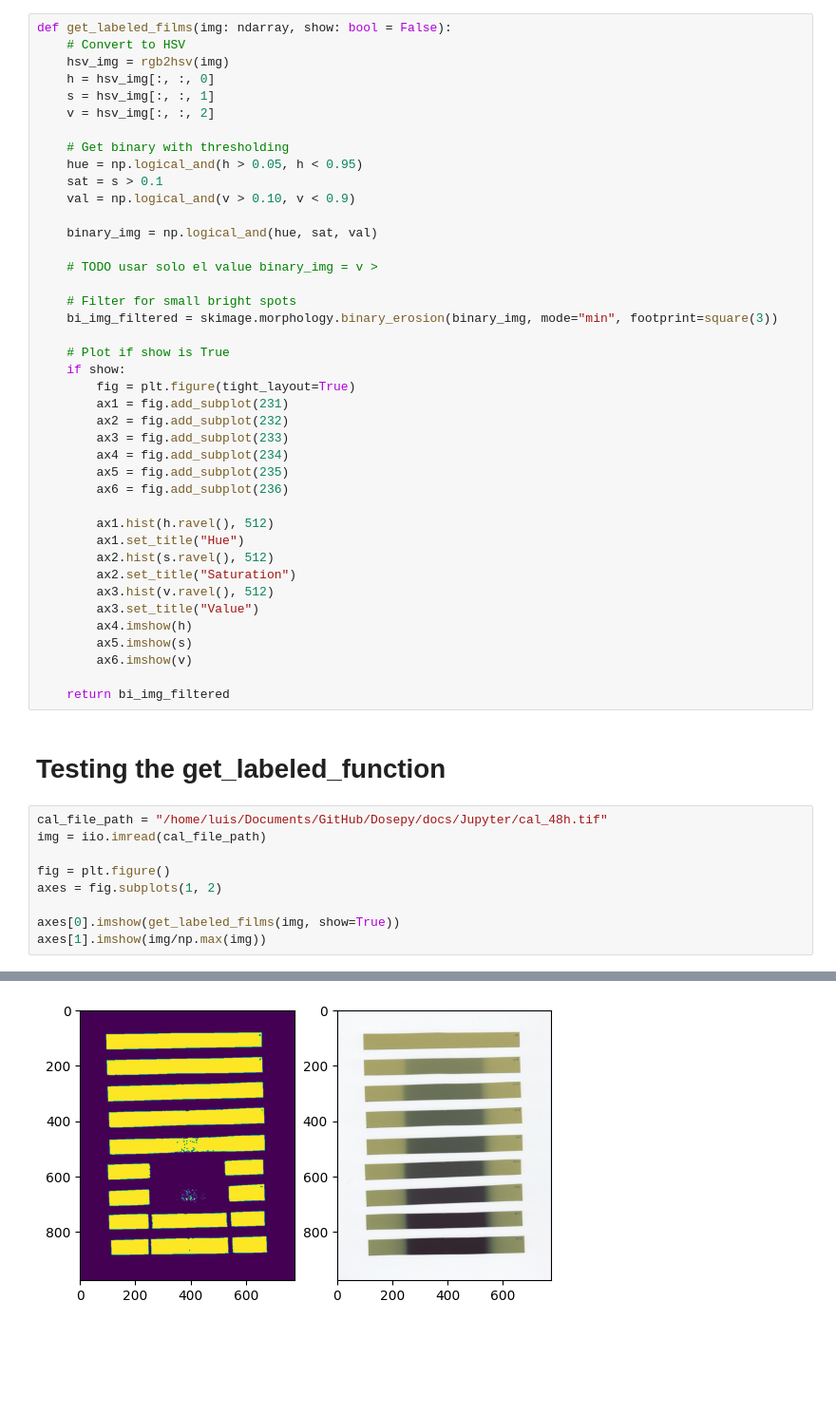
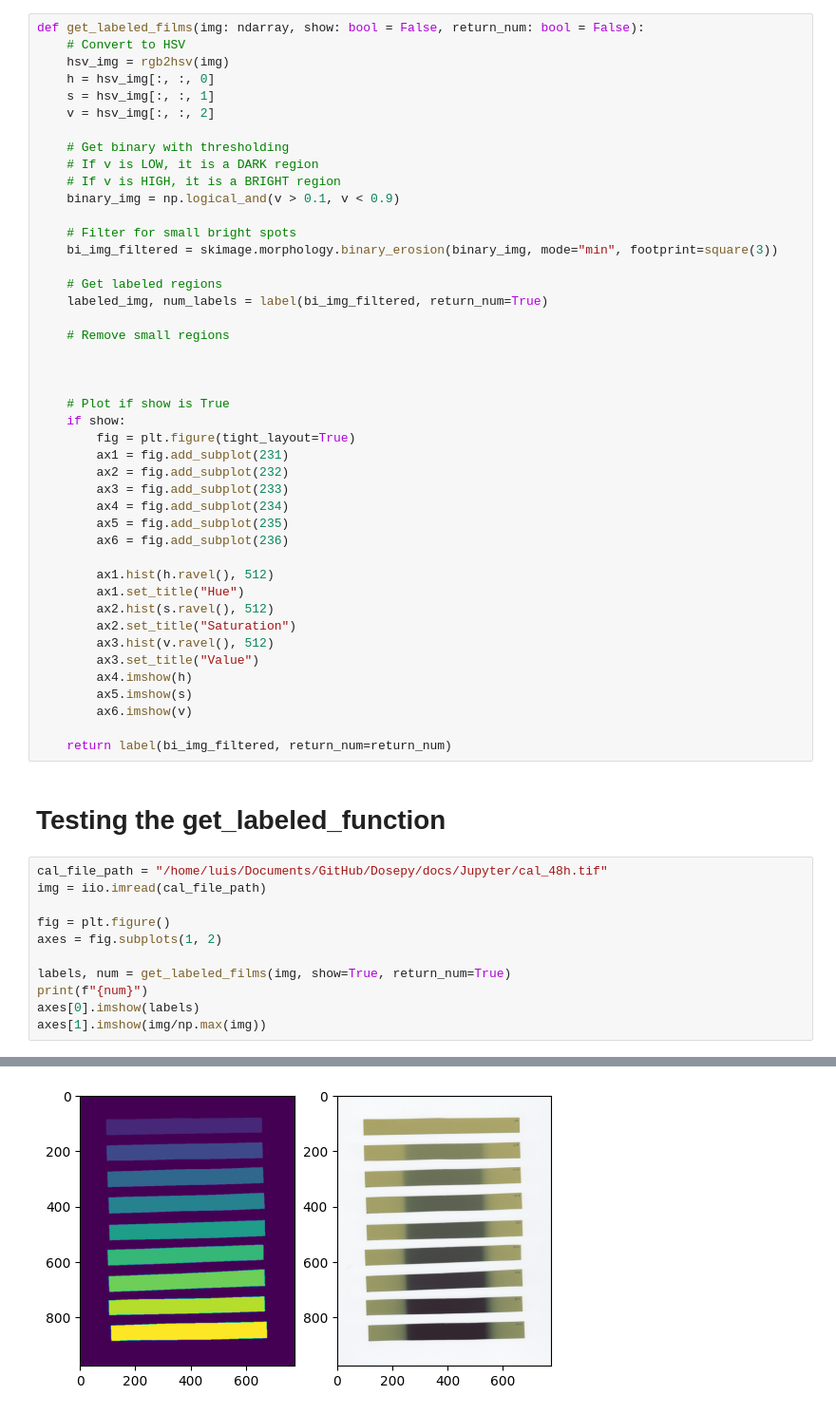
Before and after one commit to LuisOlivaresJ/Dosepy, a Jupyter notebook: src/Dosepy/tools/to_do_progress.ipynb, the cells around one changed output, grey strips where cells are left out. Shown at 95% size. Cells and saved outputs as stored; diff of their text form; blank space fills up the shorter version.

```diff
--- a/src/Dosepy/tools/to_do_progress.ipynb
+++ b/src/Dosepy/tools/to_do_progress.ipynb
@@ -130,5 +139,5 @@ plt.imshow(bi_img_filtered)
 # %%
-def get_labeled_films(img: ndarray, show: bool = False):
+def get_labeled_films(img: ndarray, show: bool = False, return_num: bool = False):
     # Convert to HSV
     hsv_img = rgb2hsv(img)
     h = hsv_img[:, :, 0]
@@ -136,16 +145,19 @@ def get_labeled_films(img: ndarray, show: bool = False):
     v = hsv_img[:, :, 2]
 
     # Get binary with thresholding
-    hue = np.logical_and(h > 0.05, h < 0.95)
-    sat = s > 0.1
-    val = np.logical_and(v > 0.10, v < 0.9)
-
-    binary_img = np.logical_and(hue, sat, val)
-
-    # TODO usar solo el value binary_img = v >
+    # If v is LOW, it is a DARK region
+    # If v is HIGH, it is a BRIGHT region
+    binary_img = np.logical_and(v > 0.1, v < 0.9)
 
     # Filter for small bright spots
     bi_img_filtered = skimage.morphology.binary_erosion(binary_img, mode="min", footprint=square(3))
+
+    # Get labeled regions
+    labeled_img, num_labels = label(bi_img_filtered, return_num=True)
+
+    # Remove small regions
+
+
 
     # Plot if show is True
     if show:
@@ -167,7 +179,7 @@ def get_labeled_films(img: ndarray, show: bool = False):
         ax5.imshow(s)
         ax6.imshow(v)
 
-    return bi_img_filtered
+    return label(bi_img_filtered, return_num=return_num)
 # %% [markdown]
 # Testing the get_labeled_function
 # %%
@@ -177,6 +189,8 @@ img = iio.imread(cal_file_path)
 fig = plt.figure()
 axes = fig.subplots(1, 2)
 
-axes[0].imshow(get_labeled_films(img, show=True))
+labels, num = get_labeled_films(img, show=True, return_num=True)
+print(f"{num}")
+axes[0].imshow(labels)
 axes[1].imshow(img/np.max(img))
 # %% [output]
@@ -184,2 +199,2 @@ axes[1].imshow(img/np.max(img))
-[figure, old version]
+[figure, new version]
 [figure]
```
Also changed, not shown: parts of 7 cells of this notebook.
